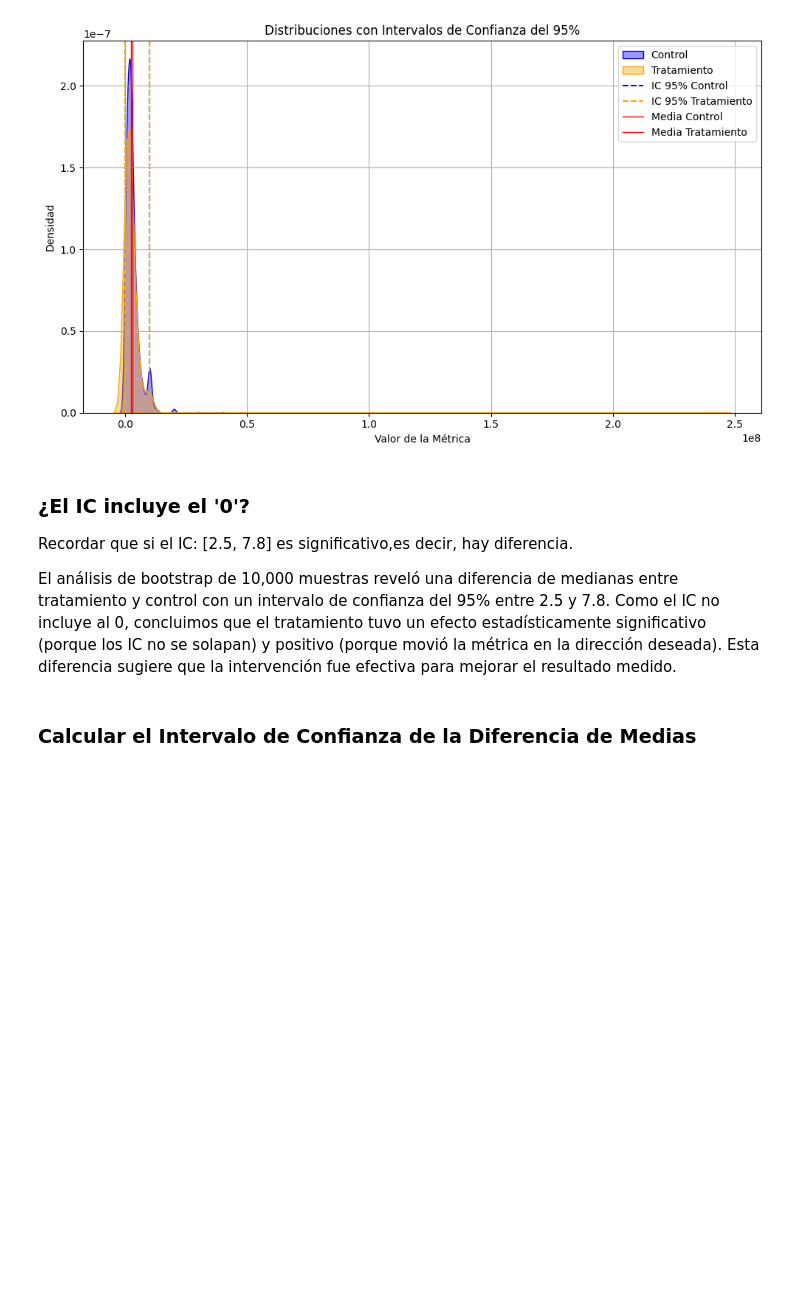
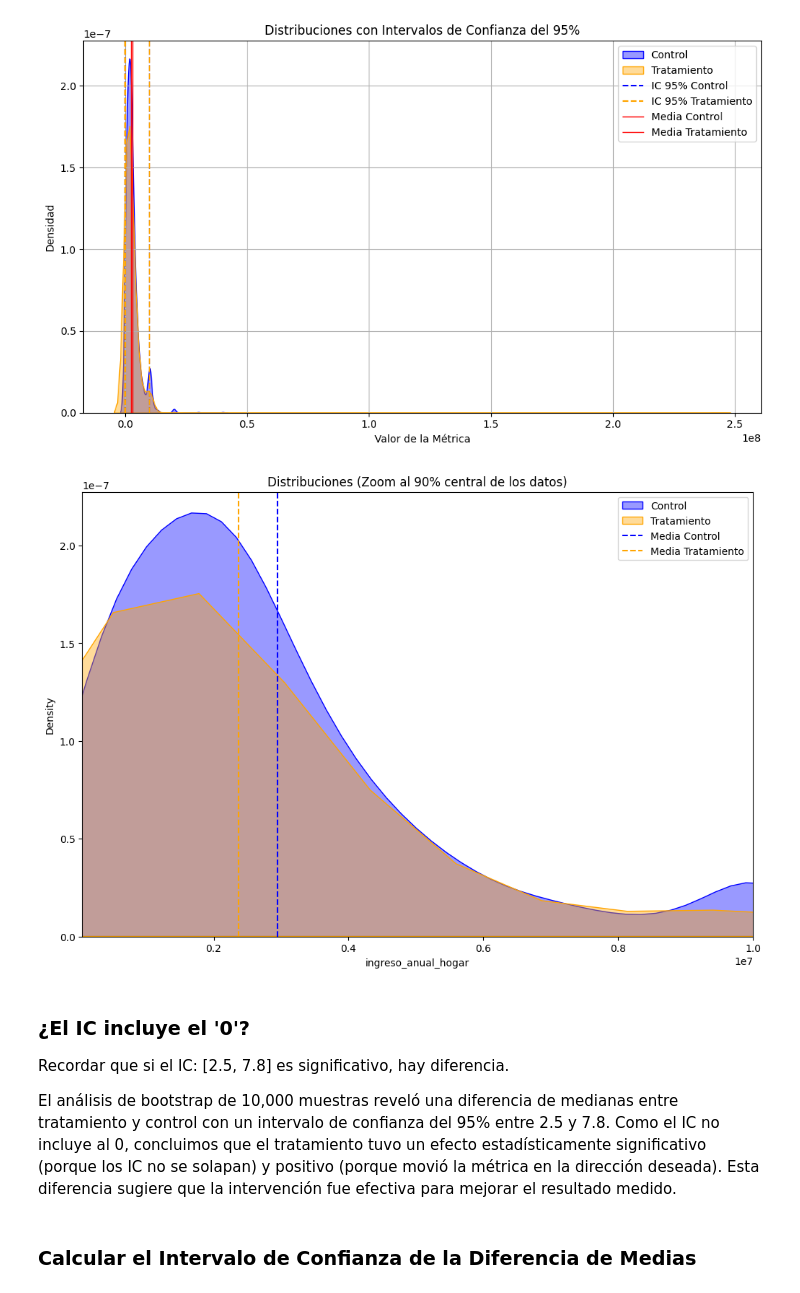
Before and after one commit to andreasoledadguerra/impact-evaluation-of-public-policy, a Jupyter notebook: impact_evaluation_policy.ipynb, the cells around one changed output. Cells and saved outputs as stored; diff of their text form; code cells hidden in the pictures; blank space fills up the shorter version.

Commit message:
refactor: improve distribution plot visibility by adjusting x-axis limits to 5th-95th percentile range

```diff
--- a/impact_evaluation_policy.ipynb
+++ b/impact_evaluation_policy.ipynb
@@ -915,10 +920,27 @@ plt.tight_layout()
 plt.show()
 # %% [output]
 [figure]
+# %%
+plt.figure(figsize=(12, 8))
+sns.kdeplot(grupo_control_iah, label='Control', fill=True, alpha=0.4, color='blue')
+sns.kdeplot(grupo_tratamiento_iah, label='Tratamiento', fill=True, alpha=0.4, color='orange')
+
+# Ajustar límites del eje x para hacer zoom
+percentil_5 = np.percentile(list(grupo_control_iah) + list(grupo_tratamiento_iah), 5)
+percentil_95 = np.percentile(list(grupo_control_iah) + list(grupo_tratamiento_iah), 95)
+plt.xlim(percentil_5, percentil_95)
+
+plt.axvline(grupo_control_iah.mean(), color='blue', linestyle='--', label='Media Control')
+plt.axvline(grupo_tratamiento_iah.mean(), color='orange', linestyle='--', label='Media Tratamiento')
+plt.title('Distribuciones (Zoom al 90% central de los datos)')
+plt.legend()
+plt.show()
+# %% [output]
+[figure, added]
 # %% [markdown]
 ### ¿El IC incluye el '0'?
 
-Recordar que si el IC: [2.5, 7.8] es significativo,es decir, hay diferencia.
+Recordar que si el IC: [2.5, 7.8] es significativo, hay diferencia.
 
 El análisis de bootstrap de 10,000 muestras reveló una diferencia de medianas entre tratamiento y control con un intervalo de confianza del 95% entre 2.5 y 7.8. Como el IC no incluye al 0, concluimos que el tratamiento tuvo un efecto estadísticamente significativo (porque los IC no se solapan) y positivo (porque movió la métrica en la dirección deseada). Esta diferencia sugiere que la intervención fue efectiva para mejorar el resultado medido.
 # %% [markdown]
```
Also changed, not shown: parts of 1 cell of this notebook.
